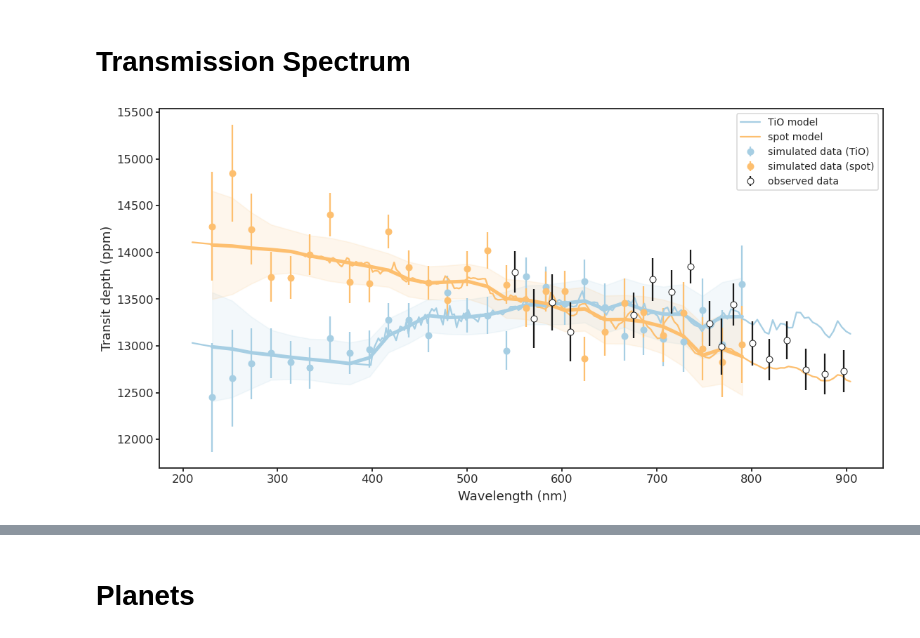
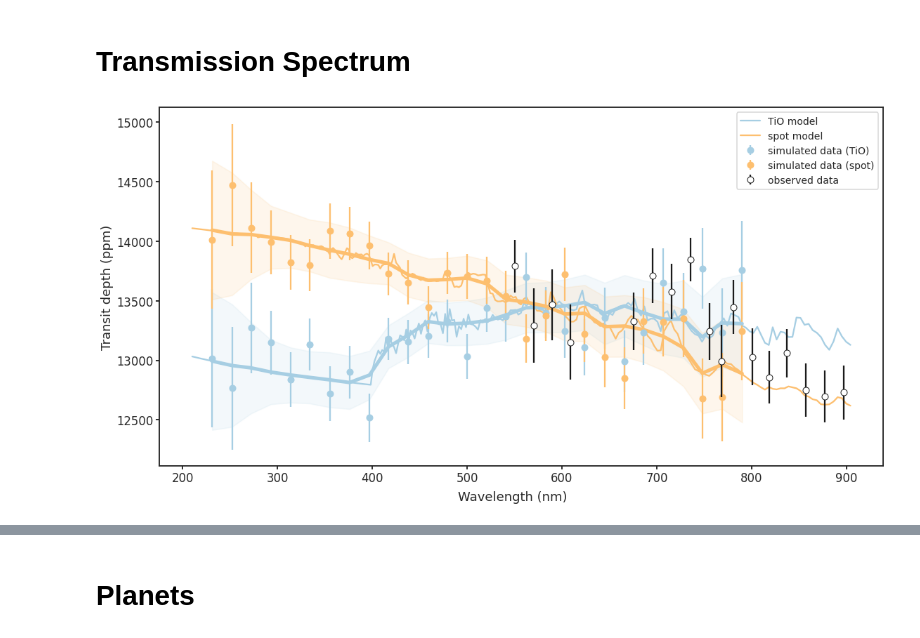
Before and after one commit to icweaver/HST_WFC3_UVIS_G280_sim, a Jupyter notebook: estimate_precision.ipynb, the cells around one changed output, grey strips where cells are left out. Cells and saved outputs as stored; diff of their text form; code cells hidden in the pictures.

```diff
--- a/estimate_precision.ipynb
+++ b/estimate_precision.ipynb
@@ -201,7 +201,7 @@ def wav_grid(lam_0, lam_max, R=200):
 
 wavs = wav_grid(300, 500, R=200)
 # %%
-# Load
+## Load
 wav_TiO, f_TiO = np.loadtxt("./HATP23b_TiO_model.dat", unpack=True)
 wav_spot, f_spot = np.loadtxt("./HATP23b_spot_model.dat", unpack=True)
 wav_data, f_data, f_err_data = np.loadtxt("./tspec_c.txt", unpack=True)
@@ -230,12 +230,13 @@ f_TiO_sampled = spectres(wav_sampled, wav_TiO, f_TiO)
 f_spot_sampled = spectres(wav_sampled, wav_spot, f_spot)
 
 # Get uncertainties
+rng = np.random.default_rng(123456789)
 N_loops = 10_000
-f_TiOs = np.random.normal(f_TiO_sampled*1e6, f_err_sim, (N_loops, len(f_TiO_sampled)))
+f_TiOs = rng.normal(f_TiO_sampled*1e6, f_err_sim, (N_loops, len(f_TiO_sampled)))
 f_TiOs_mean = f_TiOs.mean(axis=0)
 f_TiOs_err = f_TiOs.std(axis=0)
 
-f_spots = np.random.normal(f_spot_sampled*1e6, f_err_sim, (N_loops, len(f_spot_sampled)))
+f_spots = rng.normal(f_spot_sampled*1e6, f_err_sim, (N_loops, len(f_spot_sampled)))
 f_spots_mean = f_spots.mean(axis=0)
 f_spots_err = f_spots.std(axis=0)
 
@@ -253,31 +254,31 @@ p_spot = ax.errorbar(
     f_spots[42],
     c = p_spot_model[0].get_color(),
     yerr = f_err_sim,
     fmt = 'o',
     label = "simulated data (spot)",
 )
 
 ax.plot(wav_sampled*1_000, f_TiOs_mean, c=p_TiO[0].get_color(), lw=5)
 ax.fill_between(
     wav_sampled*1_000, f_TiOs_mean + f_TiOs_err, f_TiOs_mean - f_TiOs_err, color=p_TiO[0].get_color(), alpha=0.125,
 )
 
 ax.plot(wav_sampled*1_000, f_spots_mean, c=p_spot[0].get_color(), lw=5)
 ax.fill_between(
     wav_sampled*1_000, f_spots_mean + f_spots_err, f_spots_mean - f_spots_err, color=p_spot[0].get_color(), alpha=0.125,
 )
 
 ax.errorbar(
     wav_data/10, f_data, yerr=f_err_data, fmt='o', c='w', mec='k', ecolor='k', zorder=10, label="observed data",
 )
 ax.legend(loc=1, fontsize=14)
 fig.text(0.525, -0.005, "Wavelength (nm)", ha="center")
 ax.set_ylabel("Transit depth (ppm)")
 #ax.set_ylim(12_000, 15_000)
 
 fig.tight_layout()
 
 plt.savefig("./hatp23_models.pdf", bbox_inches="tight")
 #plt.savefig("/home/mango/Desktop/hatp23_models.png", dpi=250, bbox_inches="tight")
 # %% [output]
-[figure, old version]
+[figure, new version]
```
Also changed, not shown: parts of 13 cells of this notebook, 6 other files.
